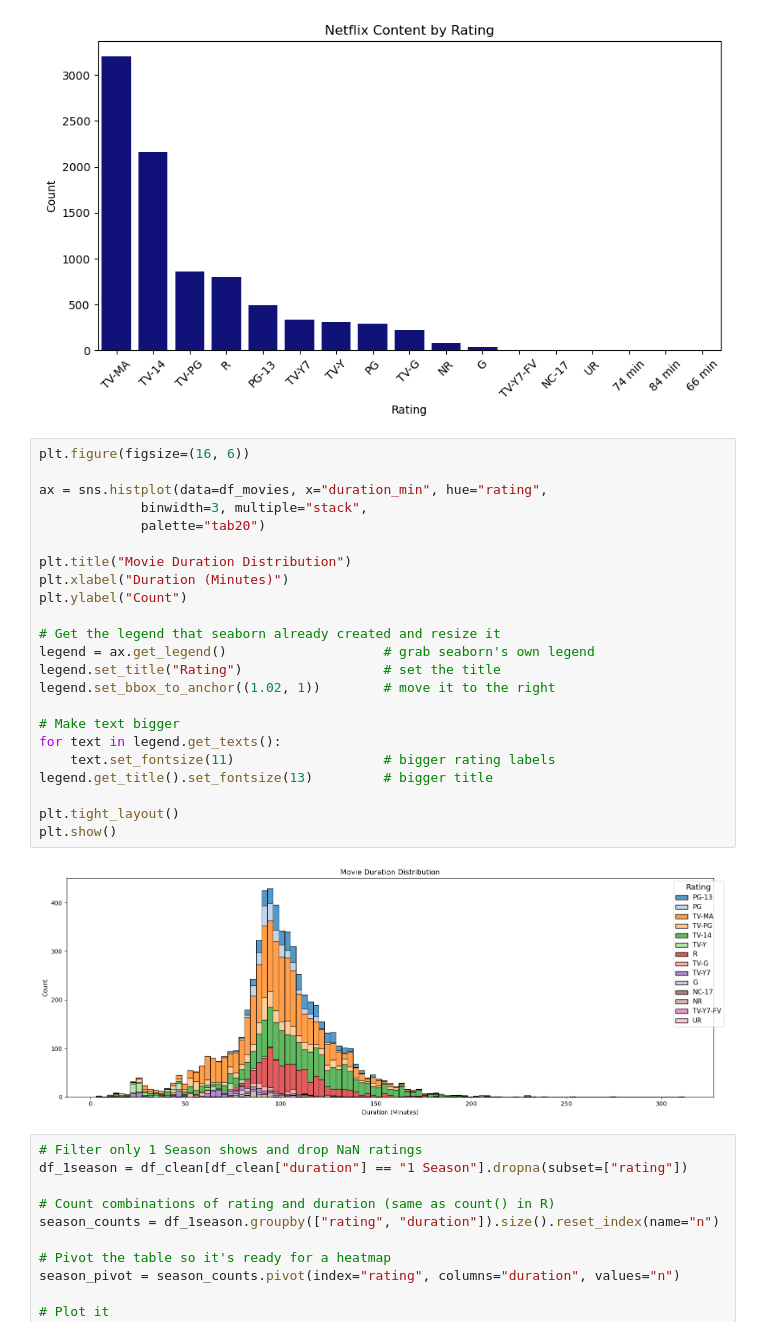
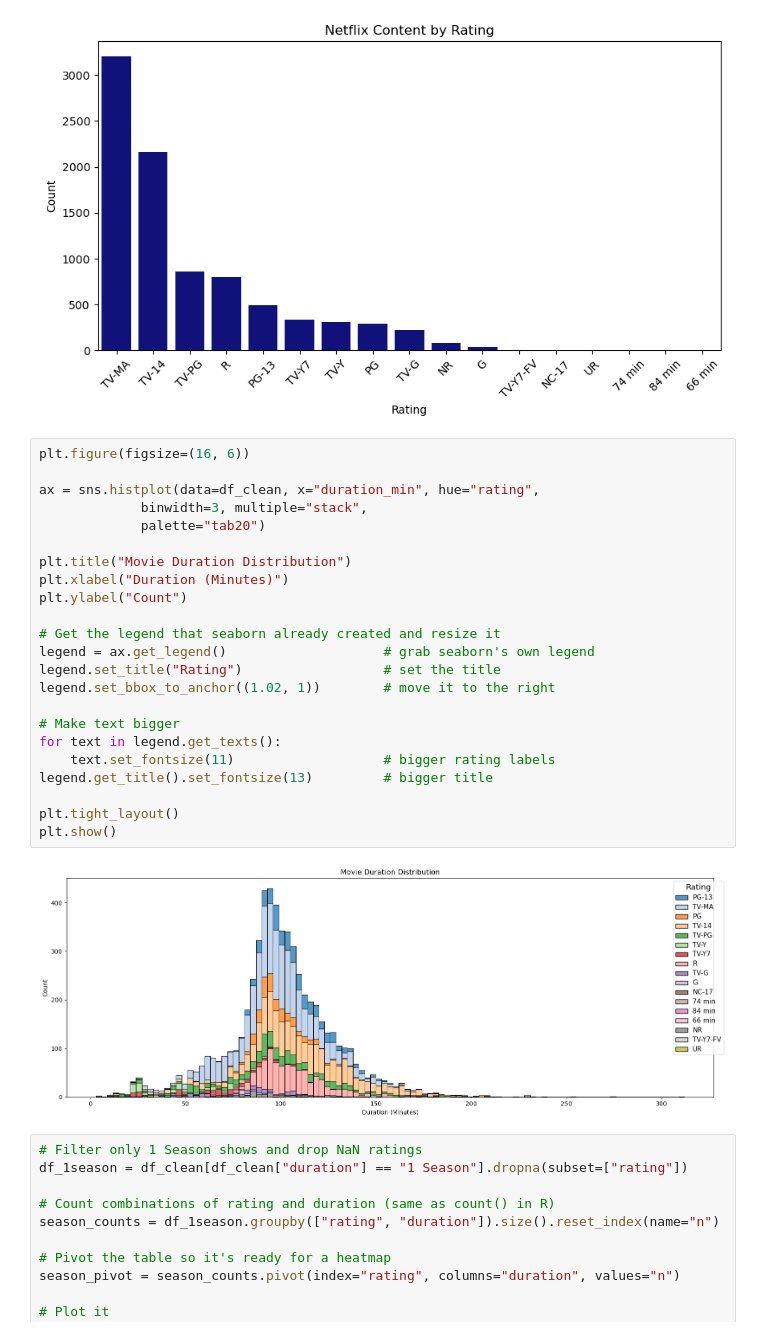
Before and after one commit to ywen2-dot/the-project-of-reproducible-research, a Jupyter notebook: EDA_netflix.ipynb, the cells around one changed output. Drawn from its saved outputs; the diff is of its cells as text.

Commit message:
Fix graph error

```diff
--- a/EDA_netflix.ipynb
+++ b/EDA_netflix.ipynb
@@ -113,28 +113,28 @@ plt.show()
 # %%
 plt.figure(figsize=(16, 6))
 
-ax = sns.histplot(data=df_movies, x="duration_min", hue="rating",
+ax = sns.histplot(data=df_clean, x="duration_min", hue="rating",
              binwidth=3, multiple="stack",
              palette="tab20")
 
 plt.title("Movie Duration Distribution")
 plt.xlabel("Duration (Minutes)")
 plt.ylabel("Count")
 
 # Get the legend that seaborn already created and resize it
 legend = ax.get_legend()                    # grab seaborn's own legend
 legend.set_title("Rating")                  # set the title
 legend.set_bbox_to_anchor((1.02, 1))        # move it to the right
 
 # Make text bigger
 for text in legend.get_texts():
     text.set_fontsize(11)                   # bigger rating labels
 legend.get_title().set_fontsize(13)         # bigger title
 
 plt.tight_layout()
 plt.show()
 # %% [output]
-[figure, old version]
+[figure, new version]
 # %%
 # Filter only 1 Season shows and drop NaN ratings
 df_1season = df_clean[df_clean["duration"] == "1 Season"].dropna(subset=["rating"])
```
